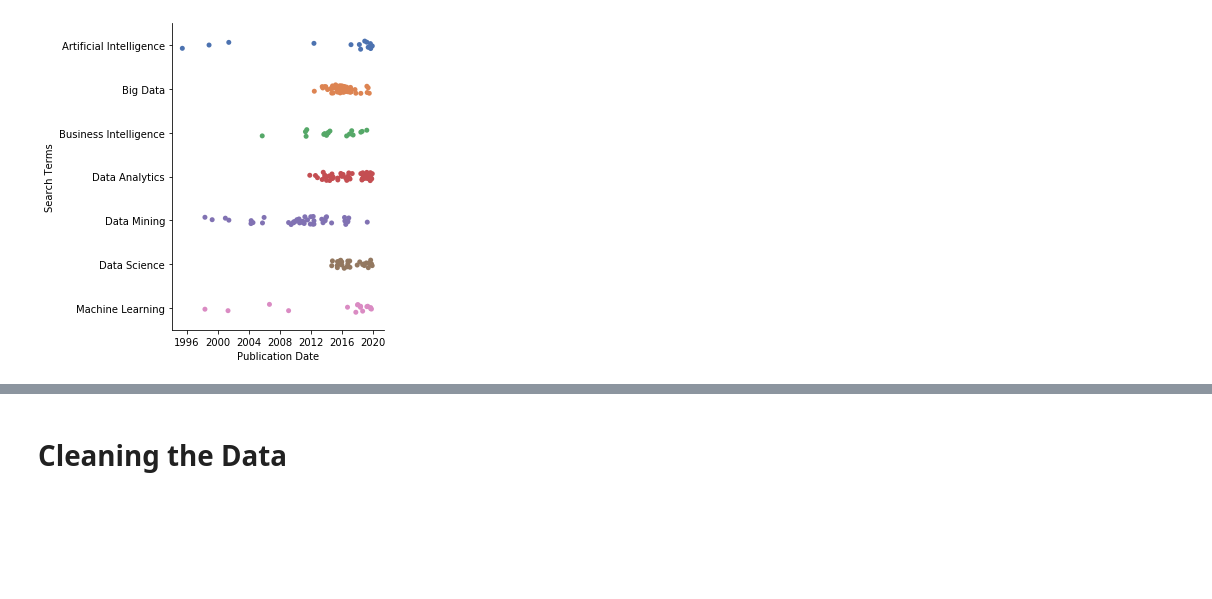
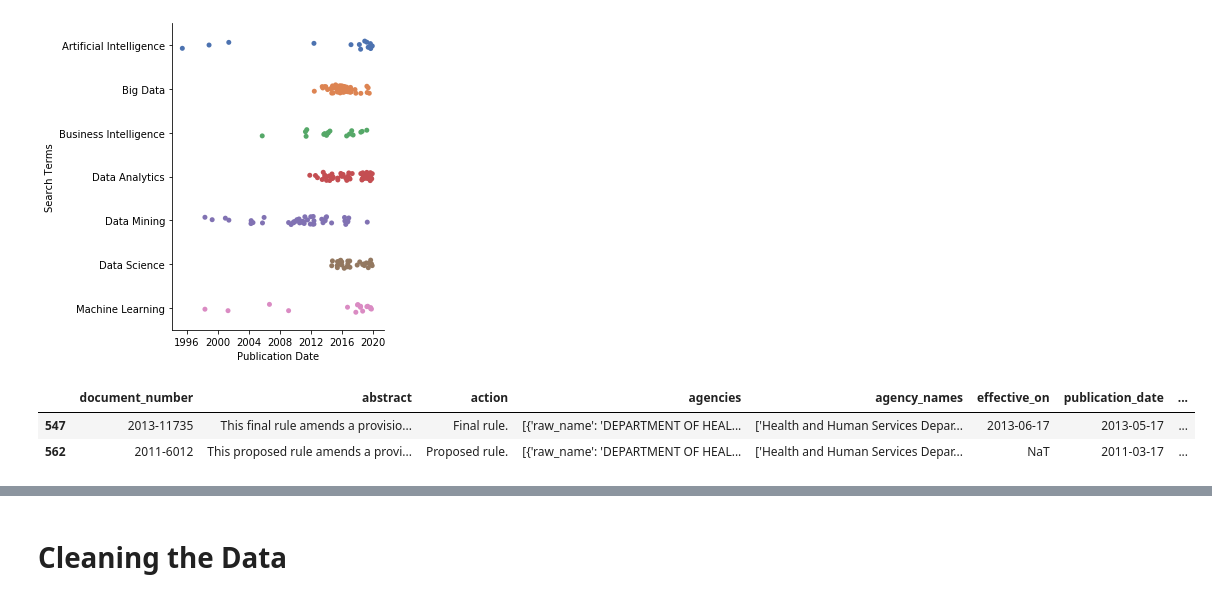
Before and after one commit to JDNantais/FederalRegister_API, a Jupyter notebook: DATA 601 - Federal Register API v2.ipynb, the cells around one changed output, grey strips where cells are left out. Saved outputs shown, nothing was run; the diff lists cells and outputs as text; code cells hidden in the pictures; blank space fills up the shorter version.

```diff
--- a/DATA 601 - Federal Register API v2.ipynb
+++ b/DATA 601 - Federal Register API v2.ipynb
@@ -540,3 +540,9 @@ pub_plt.set_titles('Counts of Search Terms by Publication Dates')
 plt.savefig('HHS_searchterms_pubyr.png', bbox_inches = "tight")
 # %% [output]
 [figure]
+# %%
+HHS_df[HHS_df['abstract1'].str.contains("data mining")]
+# %% [output]
+|  | document_number | abstract | action | agencies | agency_names | effective_on | publication_date | ... |
+| 547 | 2013-11735 | This final rule amends a provisio... | Final rule. | [{'raw_name': 'DEPARTMENT OF HEAL... | ['Health and Human Services Depar... | 2013-06-17 | 2013-05-17 | ... |
+| 562 | 2011-6012 | This proposed rule amends a provi... | Proposed rule. | [{'raw_name': 'DEPARTMENT OF HEAL... | ['Health and Human Services Depar... | NaT | 2011-03-17 | ... |
```
Also changed, not shown: parts of 16 cells of this notebook, 5 other files.
